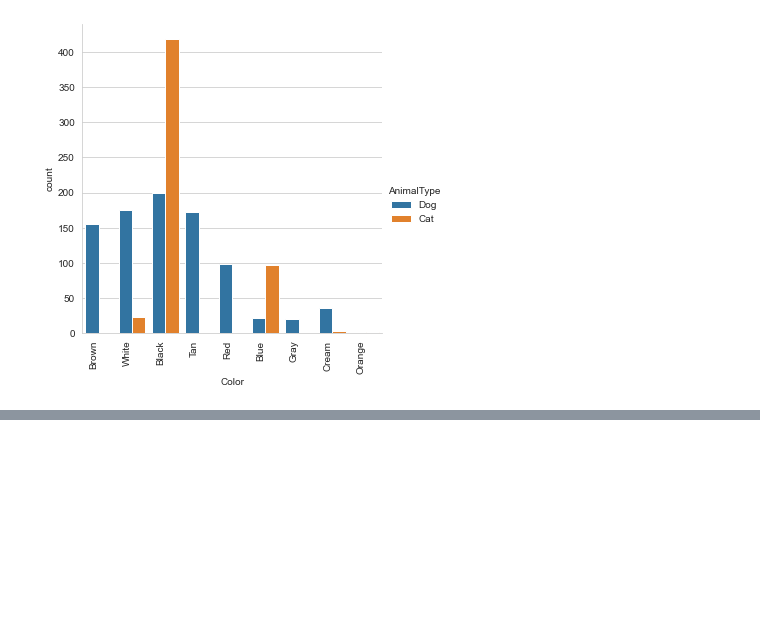
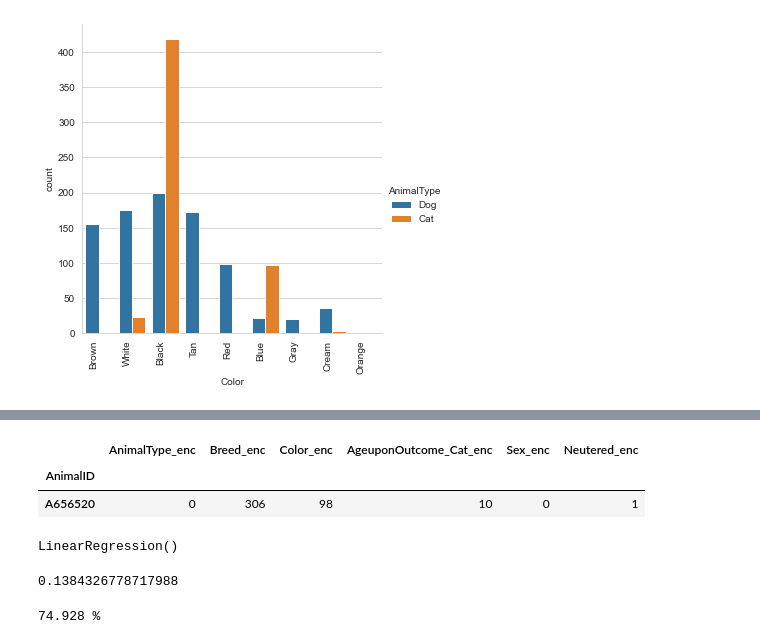
Before and after one commit to ironhack-bcn-data-pt/PR05-project-statistical-analysis, a Jupyter notebook: Project_05_pets.ipynb, the cells around one changed output, grey strips where cells are left out. Drawn from its saved outputs; the diff is of its cells as text; code cells hidden in the pictures; blank space fills up the shorter version.

```diff
--- a/Project_05_pets.ipynb
+++ b/Project_05_pets.ipynb
@@ -650,0 +618,8 @@ since 5.922269361363498e-178 < 0.05 we reject the null hypothesis that the varia
+# %%
+OutcomeType_enc = LabelEncoder()
+AnimalType_enc = LabelEncoder()
+Breed_enc = LabelEncoder()
+Color_enc = LabelEncoder()
+Ageupon_enc = LabelEncoder()
+Sex_enc = LabelEncoder()
+Neutered_enc = LabelEncoder()
@@ -650,0 +642,6 @@ since 5.922269361363498e-178 < 0.05 we reject the null hypothesis that the varia
+# %%
+y.head(1)
+# %% [output]
+|  | AnimalType_enc | Breed_enc | Color_enc | AgeuponOutcome_Cat_enc | Sex_enc | Neutered_enc |
+| AnimalID |  |  |  |  |  |  |
+| A656520 | 0 | 306 | 98 | 10 | 0 | 1 |
@@ -650,0 +652,8 @@ since 5.922269361363498e-178 < 0.05 we reject the null hypothesis that the varia
+# %%
+model.fit(X_train,y_train)
+# %% [output]
+LinearRegression()
+# %%
+model.score(X_test,y_test)
+# %% [output]
+0.1384326778717988
@@ -650,0 +662,8 @@ since 5.922269361363498e-178 < 0.05 we reject the null hypothesis that the varia
+# %%
+aciertos = 0
+for i,j in zip(y_pred,y_test):
+    if round(i) == j:
+        aciertos += 1
+print(round(aciertos/len(y_test) * 100,3), '%')
+# %% [output]
+74.928 %
```
Also changed, not shown: parts of 48 cells of this notebook.
